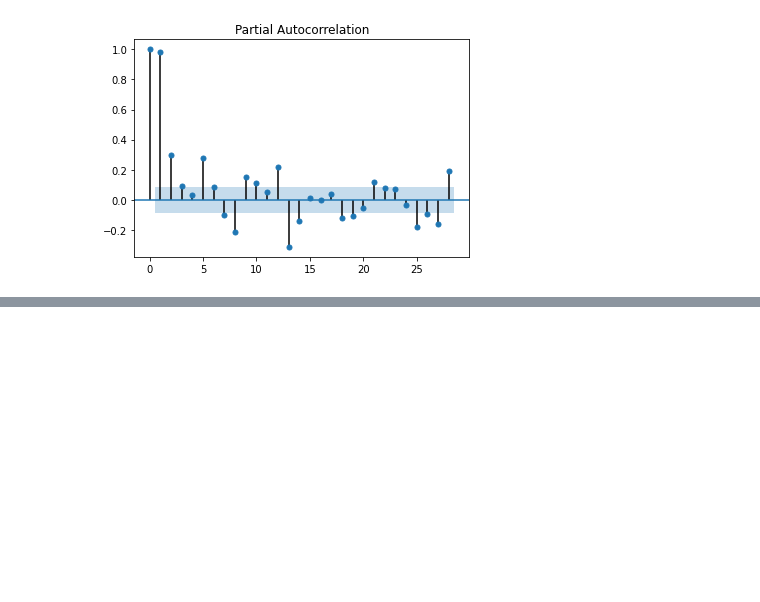
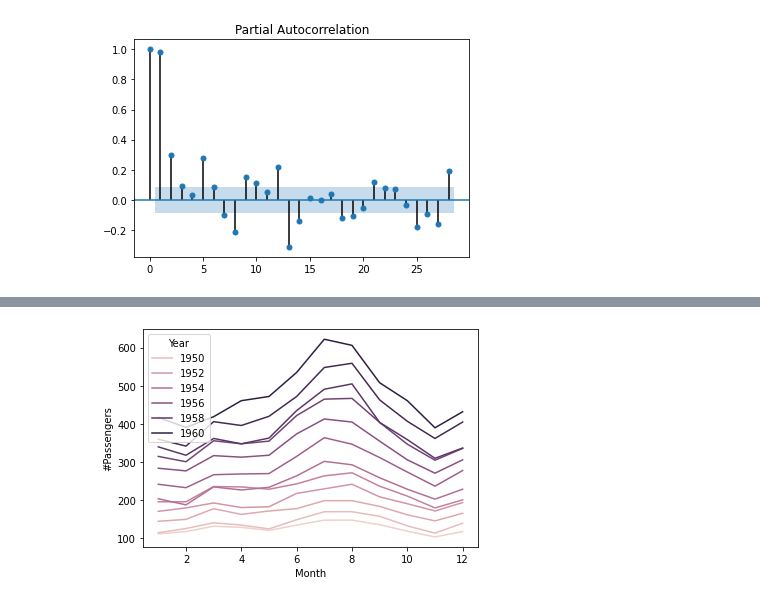
Before and after one commit to gabrielatrindade/alura-bootcamp, a Jupyter notebook: module4/lessons/tuberculosis_br.ipynb, the cells around one changed output, grey strips where cells are left out. Drawn from its saved outputs; the diff is of its cells as text; code cells hidden in the pictures; blank space fills up the shorter version.

```diff
--- a/module4/lessons/tuberculosis_br.ipynb
+++ b/module4/lessons/tuberculosis_br.ipynb
@@ -1094,0 +1114,8 @@ plot_pacf(leprosy_ts['cases']);
+# %%
+passengers.rename({'Month': 'Date'}, axis=1, inplace=True)
+# %%
+passengers['Month'] = passengers['Date'].dt.month
+passengers['Year'] = passengers['Date'].dt.year
+
+
+passengers.head()
@@ -1094,0 +1129,7 @@ plot_pacf(leprosy_ts['cases']);
+# %%
+sns.lineplot(x='Month',
+             y='#Passengers',
+             data=passengers,
+             hue='Year');
+# %% [output]
+[figure, added]
```
Also changed, not shown: parts of 79 cells of this notebook.
